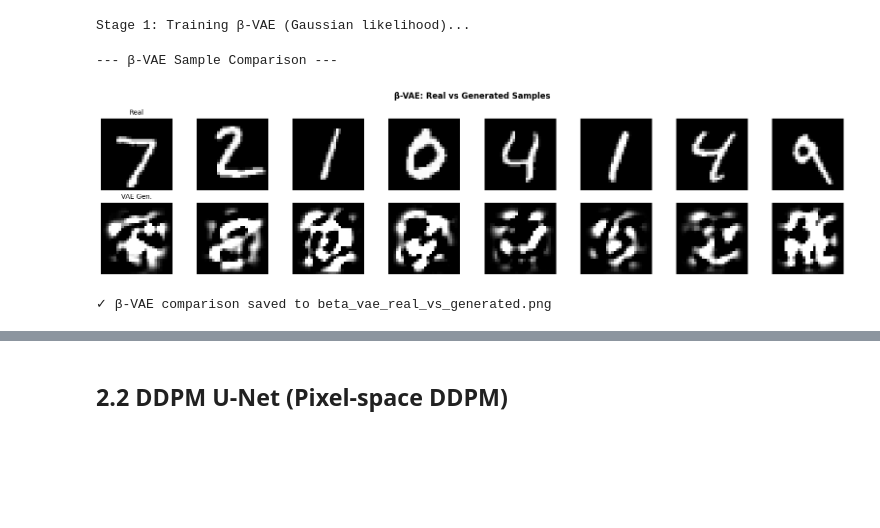
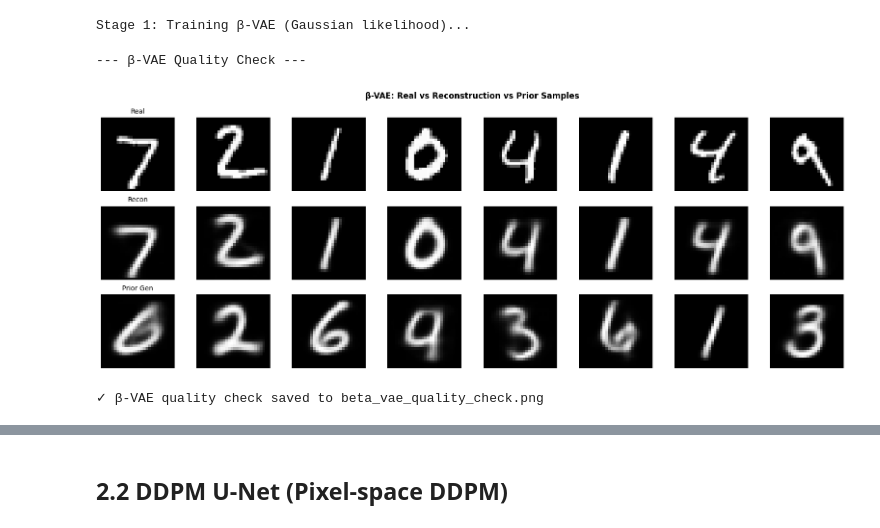
Before and after one commit to V4ldeSalnikov/Advanced-Machine-learning, a Jupyter notebook: LatentDDPMwNB/experiments.ipynb, the cells around one changed output, grey strips where cells are left out. Cells and saved outputs as stored; diff of their text form; code cells hidden in the pictures; blank space fills up the shorter version.

```diff
--- a/LatentDDPMwNB/experiments.ipynb
+++ b/LatentDDPMwNB/experiments.ipynb
@@ -104,51 +117,75 @@ latent_ddpm = LatentDDPMModel(
 # %%
 # Stage 1: Train the β-VAE
 print('Stage 1: Training β-VAE (Gaussian likelihood)...')
-latent_ddpm.train_vae(train_loader, epochs=LDDPM_VAE_EPOCHS, lr=LDDPM_VAE_LR)
+
+# Support both old/new class signatures if notebook kernel still has stale imports
+import inspect
+sig = inspect.signature(latent_ddpm.train_vae)
+if 'beta_warmup_epochs' in sig.parameters:
+    latent_ddpm.train_vae(
+        train_loader,
+        epochs=LDDPM_VAE_EPOCHS,
+        lr=LDDPM_VAE_LR,
+        beta_warmup_epochs=int(LDDPM_VAE_WARMUP_EPOCHS),
+    )
+else:
+    print('⚠️ Using legacy train_vae signature (no beta_warmup_epochs).')
+    latent_ddpm.train_vae(
+        train_loader,
+        epochs=LDDPM_VAE_EPOCHS,
+        lr=LDDPM_VAE_LR,
+    )
 # %% [output]
 Stage 1: Training β-VAE (Gaussian likelihood)...
 # %%
-# Show comparison: Real MNIST vs VAE samples (from latent_ddpm's trained VAE)
-print('\n--- β-VAE Sample Comparison ---')
-
-# Generate samples from the trained VAE
-with torch.no_grad():
-    generated = latent_ddpm.vae.sample(n_samples=8)
-    if generated.dim() == 2:
-        generated = generated.view(-1, 1, 28, 28)
-    generated = generated.clamp(0.0, 1.0).cpu()
+# Show comparison: Real vs reconstruction vs prior sample
+print('\n--- β-VAE Quality Check ---')
 
 # Get real samples
 real_batch = next(iter(test_loader))
 if isinstance(real_batch, (list, tuple)):
     real_batch = real_batch[0]
-real_imgs = real_batch[:8].cpu()
-if real_imgs.dim() == 2:
-    real_imgs = real_imgs.view(-1, 1, 28, 28)
-real_imgs = real_imgs.clamp(0.0, 1.0)
+real_flat = real_batch[:8].to(device)
+if real_flat.dim() > 2:
+    real_flat = real_flat.view(real_flat.size(0), -1)
+
+with torch.no_grad():
+    # Reconstruction quality (x -> z -> x_hat)
+    q = latent_ddpm.vae.encode(real_flat)
+    recon = latent_ddpm.vae.decode_mean(q.mean)
+
+    # True generative quality (z ~ N(0,I) -> x)
+    prior_gen = latent_ddpm.vae.sample(n_samples=8).to(device)
+
+# Reshape for plotting
+real_imgs = real_flat.view(-1, 1, 28, 28).clamp(0.0, 1.0).cpu()
+recon_imgs = recon.view(-1, 1, 28, 28).clamp(0.0, 1.0).cpu()
+gen_imgs = prior_gen.view(-1, 1, 28, 28).clamp(0.0, 1.0).cpu()
 
 # Display comparison
-fig, axes = plt.subplots(2, 8, figsize=(16, 4))
+fig, axes = plt.subplots(3, 8, figsize=(16, 6))
 for i in range(8):
-    # Real (top row)
     axes[0, i].imshow(real_imgs[i, 0].numpy(), cmap='gray')
     axes[0, i].set_title('Real' if i == 0 else '', fontsize=10)
     axes[0, i].axis('off')
 
-    # Generated (bottom row)
-    axes[1, i].imshow(generated[i, 0].numpy(), cmap='gray')
-    axes[1, i].set_title('VAE Gen.' if i == 0 else '', fontsize=10)
+    axes[1, i].imshow(recon_imgs[i, 0].numpy(), cmap='gray')
+    axes[1, i].set_title('Recon' if i == 0 else '', fontsize=10)
     axes[1, i].axis('off')
 
-fig.suptitle('β-VAE: Real vs Generated Samples', fontsize=12, fontweight='bold')
+    axes[2, i].imshow(gen_imgs[i, 0].numpy(), cmap='gray')
+    axes[2, i].set_title('Prior Gen' if i == 0 else '', fontsize=10)
+    axes[2, i].axis('off')
+
+fig.suptitle('β-VAE: Real vs Reconstruction vs Prior Samples', fontsize=12, fontweight='bold')
 plt.tight_layout()
-plt.savefig(OUTDIR / 'beta_vae_real_vs_generated.png', dpi=100, bbox_inches='tight')
+plt.savefig(OUTDIR / 'beta_vae_quality_check.png', dpi=120, bbox_inches='tight')
 plt.show()
-print('✓ β-VAE comparison saved to beta_vae_real_vs_generated.png')
+print('✓ β-VAE quality check saved to beta_vae_quality_check.png')
 # %% [output]
---- β-VAE Sample Comparison ---
+--- β-VAE Quality Check ---
-[figure, old version]
+[figure, new version]
-✓ β-VAE comparison saved to beta_vae_real_vs_generated.png
+✓ β-VAE quality check saved to beta_vae_quality_check.png
 # %%
 # Stage 2: Train the latent DDPM
 print('\nStage 2: Training DDPM in latent space...')
```
Also changed, not shown: parts of 12 cells of this notebook, 2 other files.
